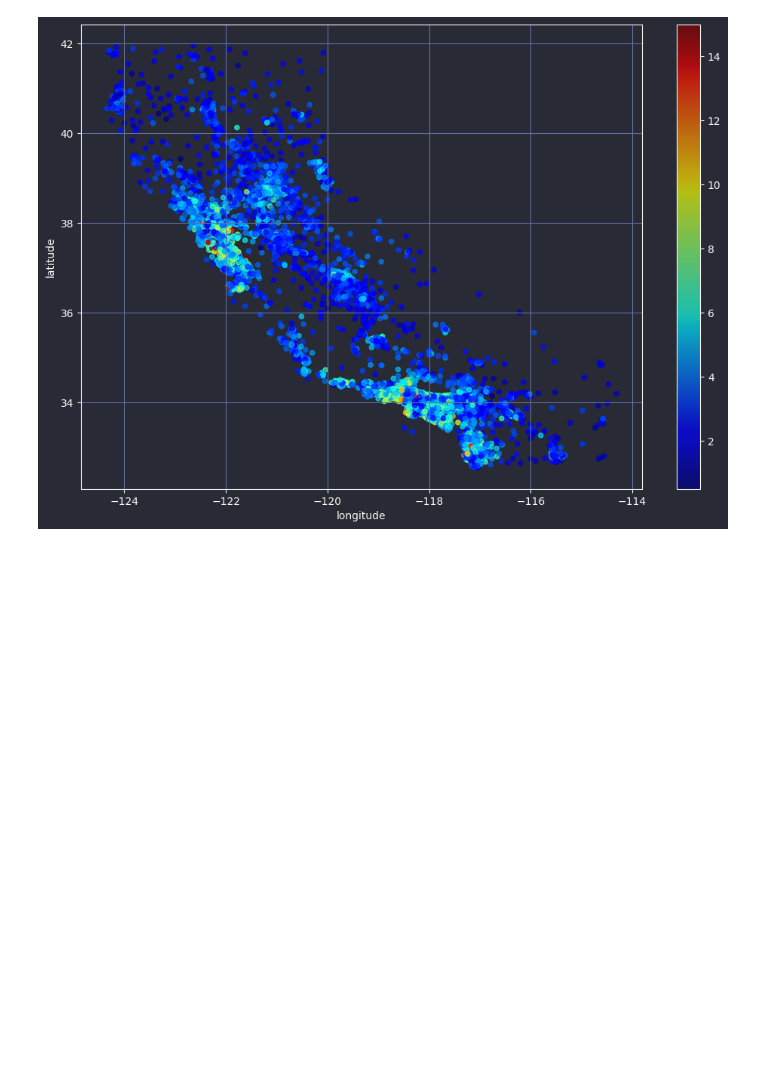
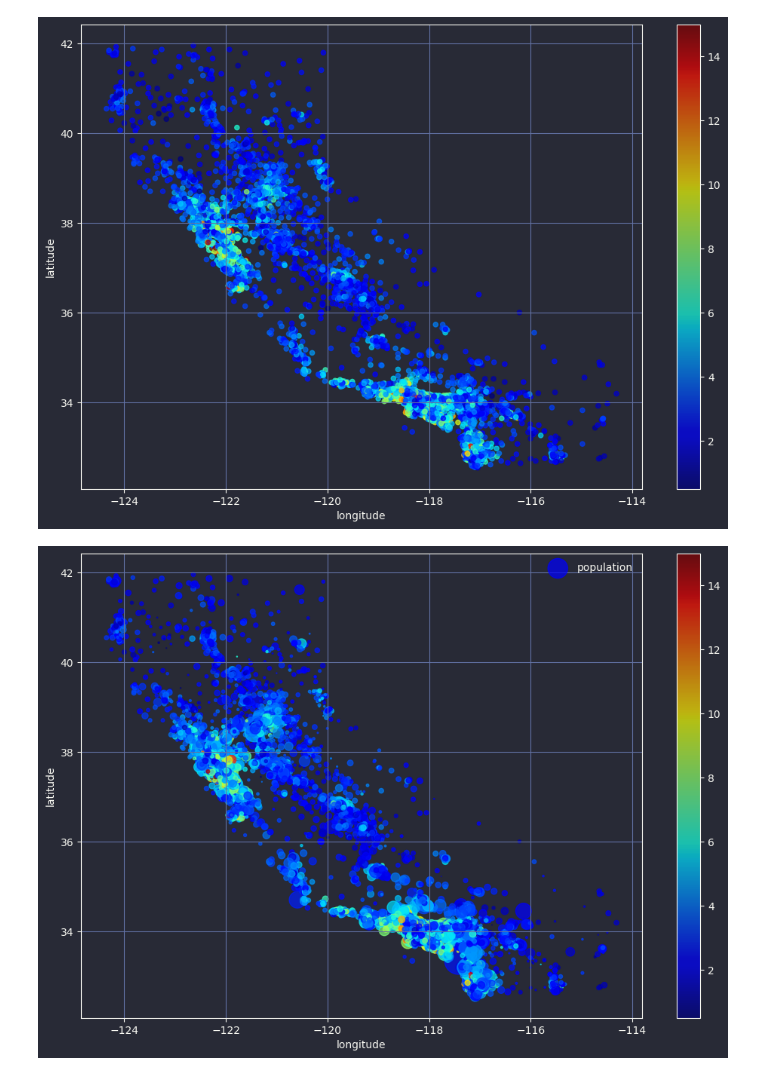
Before and after one commit to NickMarini/data-science, a Jupyter notebook: notebooks/california_housing.ipynb, the cells around one changed output. Saved outputs shown, nothing was run; the diff lists cells and outputs as text; code cells hidden in the pictures; blank space fills up the shorter version.

```diff
--- a/notebooks/california_housing.ipynb
+++ b/notebooks/california_housing.ipynb
@@ -145,3 +145,10 @@ plt.show()
 # yes it looks like california, and a weather map - it was a bit of fun to mess around with the alpha and cmap parameters
 # %% [output]
 [figure]
+# %%
+# let's expand on the visualization a bit, add the population size as a circle size
+train_set.plot(kind='scatter', x='longitude', y='latitude', grid=True, alpha=0.7, c=train_set['median_income'], figsize=(12,8), cmap=plt.get_cmap('jet'), s=train_set['population']/50, label='population')
+plt.legend()
+plt.show()
+# %% [output]
+[figure, added]
```
